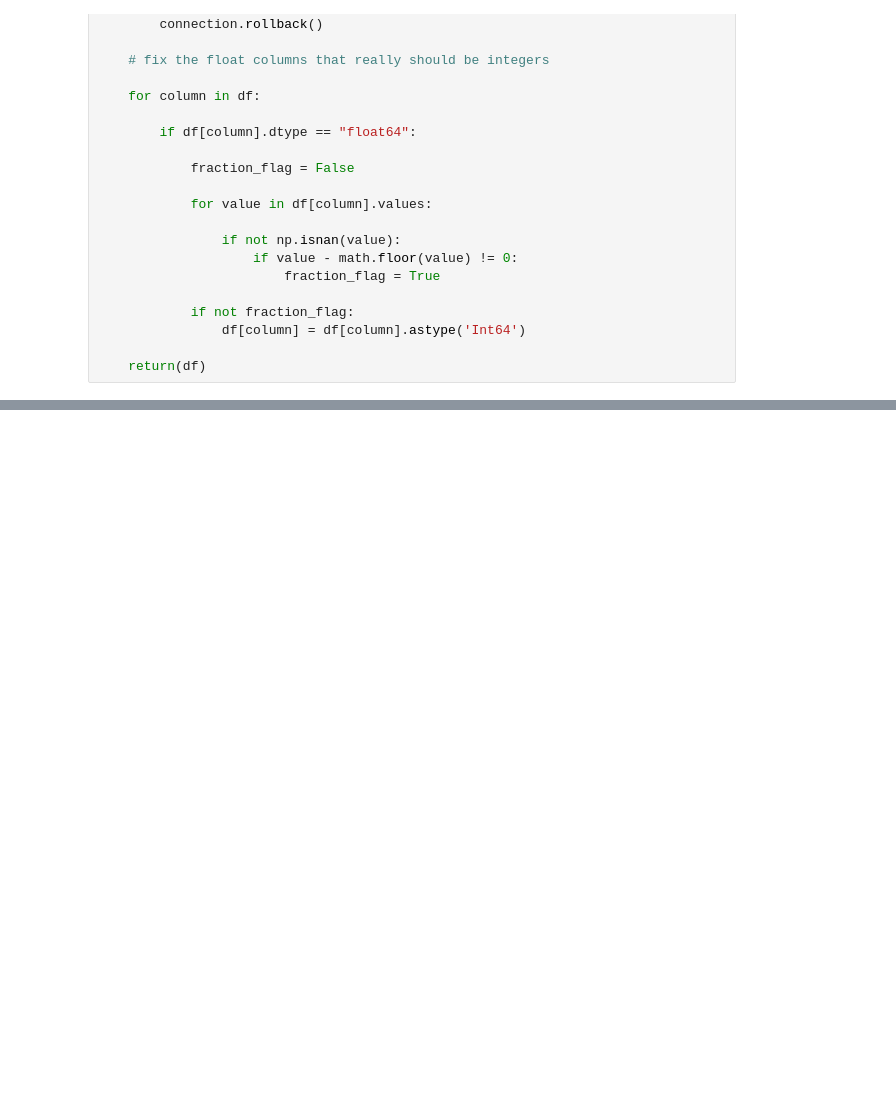
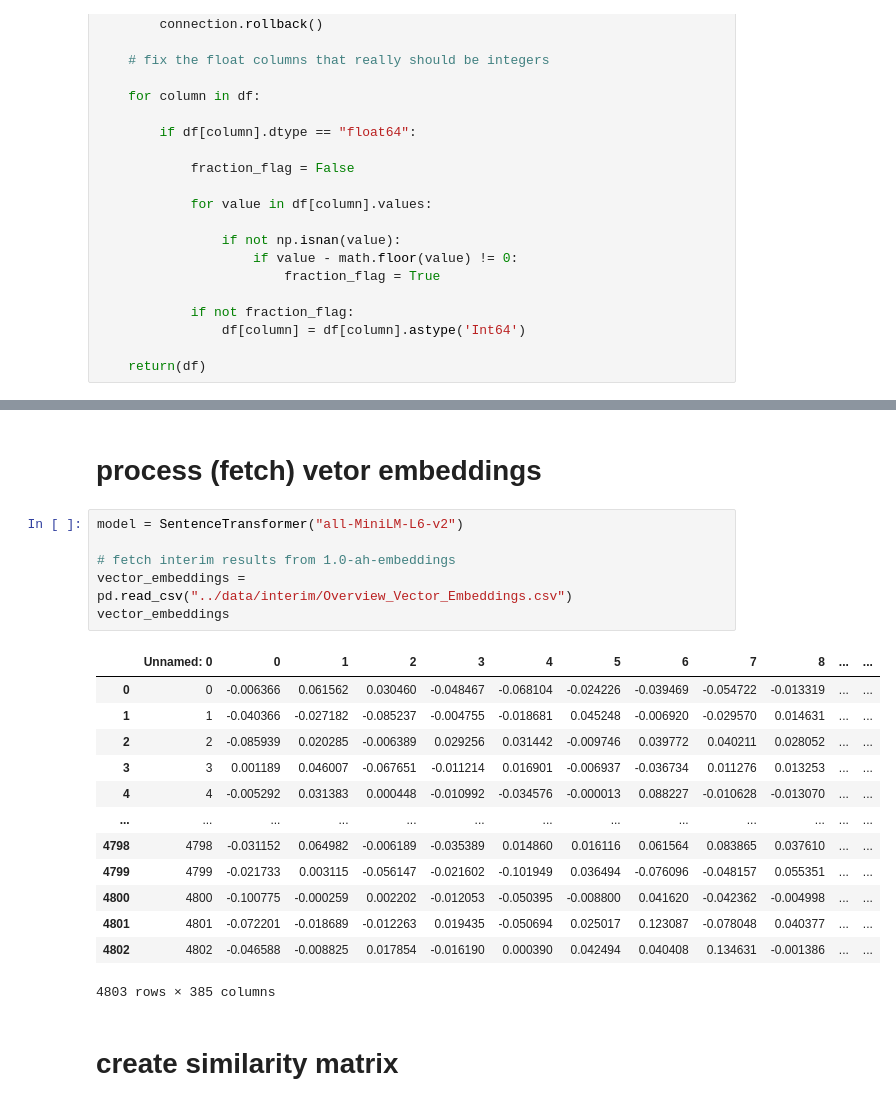
Before and after one commit to richardshelby/movie-recommendation-system, a Jupyter notebook: code/1.0-rjs-eda.ipynb, the cells around one changed output, grey strips where cells are left out. Saved outputs shown, nothing was run; the diff lists cells and outputs as text; blank space fills up the shorter version.

```diff
--- a/code/1.0-rjs-eda.ipynb
+++ b/code/1.0-rjs-eda.ipynb
@@ -128,0 +257,24 @@ Printed  10 movies (of  4804 total).
+# %% [markdown]
+# process (fetch) vetor embeddings
+# %%
+model = SentenceTransformer("all-MiniLM-L6-v2")
+
+# fetch interim results from 1.0-ah-embeddings
+vector_embeddings = pd.read_csv("../data/interim/Overview_Vector_Embeddings.csv")
+vector_embeddings
+# %% [output]
+|  | Unnamed: 0 | 0 | 1 | 2 | 3 | 4 | 5 | 6 | 7 | 8 | ... | ... |
+| 0 | 0 | -0.006366 | 0.061562 | 0.030460 | -0.048467 | -0.068104 | -0.024226 | -0.039469 | -0.054722 | -0.013319 | ... | ... |
+| 1 | 1 | -0.040366 | -0.027182 | -0.085237 | -0.004755 | -0.018681 | 0.045248 | -0.006920 | -0.029570 | 0.014631 | ... | ... |
+| 2 | 2 | -0.085939 | 0.020285 | -0.006389 | 0.029256 | 0.031442 | -0.009746 | 0.039772 | 0.040211 | 0.028052 | ... | ... |
+| 3 | 3 | 0.001189 | 0.046007 | -0.067651 | -0.011214 | 0.016901 | -0.006937 | -0.036734 | 0.011276 | 0.013253 | ... | ... |
+| 4 | 4 | -0.005292 | 0.031383 | 0.000448 | -0.010992 | -0.034576 | -0.000013 | 0.088227 | -0.010628 | -0.013070 | ... | ... |
+| ... | ... | ... | ... | ... | ... | ... | ... | ... | ... | ... | ... | ... |
+| 4798 | 4798 | -0.031152 | 0.064982 | -0.006189 | -0.035389 | 0.014860 | 0.016116 | 0.061564 | 0.083865 | 0.037610 | ... | ... |
+| 4799 | 4799 | -0.021733 | 0.003115 | -0.056147 | -0.021602 | -0.101949 | 0.036494 | -0.076096 | -0.048157 | 0.055351 | ... | ... |
+| 4800 | 4800 | -0.100775 | -0.000259 | 0.002202 | -0.012053 | -0.050395 | -0.008800 | 0.041620 | -0.042362 | -0.004998 | ... | ... |
+| 4801 | 4801 | -0.072201 | -0.018689 | -0.012263 | 0.019435 | -0.050694 | 0.025017 | 0.123087 | -0.078048 | 0.040377 | ... | ... |
+| 4802 | 4802 | -0.046588 | -0.008825 | 0.017854 | -0.016190 | 0.000390 | 0.042494 | 0.040408 | 0.134631 | -0.001386 | ... | ... |
+4803 rows × 385 columns
+# %% [markdown]
+# create similarity matrix
```
Also changed, not shown: parts of 23 cells of this notebook.
